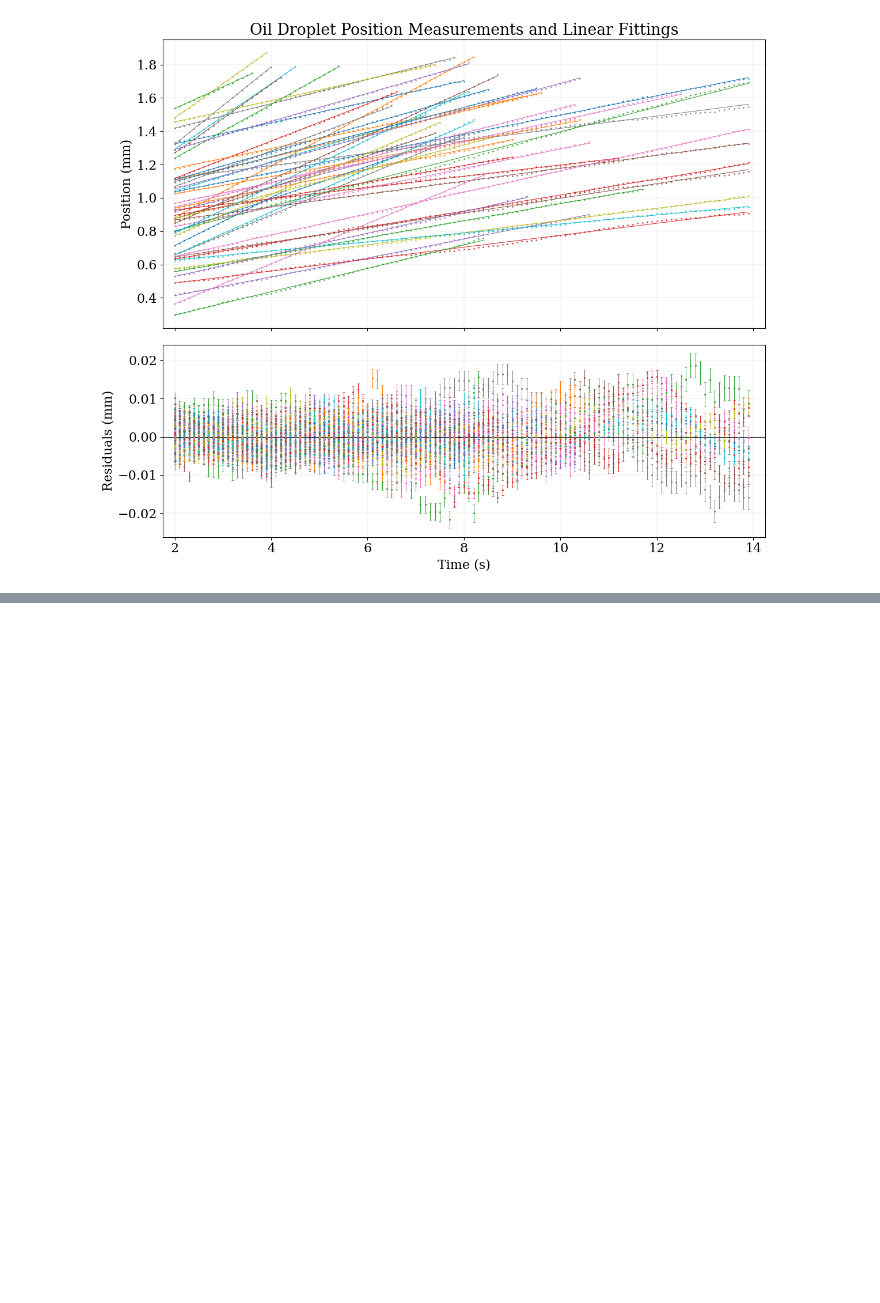
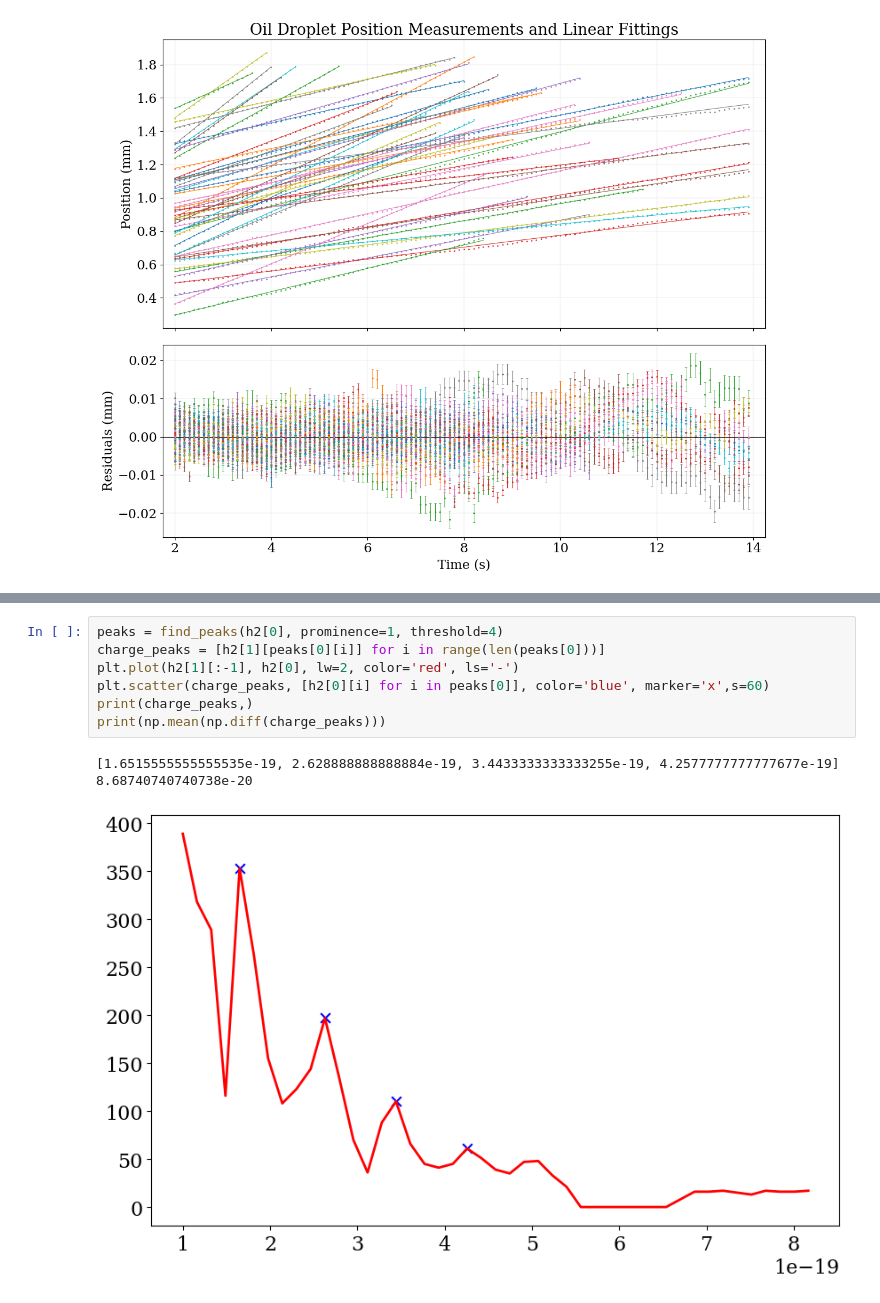
Before and after one commit to luke-wriglesworth/millikan, a Jupyter notebook: milikan.ipynb, the cells around one changed output, grey strips where cells are left out. Cells and saved outputs as stored; diff of their text form; blank space fills up the shorter version.

```diff
--- a/milikan.ipynb
+++ b/milikan.ipynb
@@ -191,0 +238,11 @@ print(bin_edges)
+# %%
+peaks = find_peaks(h2[0], prominence=1, threshold=4)
+charge_peaks = [h2[1][peaks[0][i]] for i in range(len(peaks[0]))]
+plt.plot(h2[1][:-1], h2[0], lw=2, color='red', ls='-')
+plt.scatter(charge_peaks, [h2[0][i] for i in peaks[0]], color='blue', marker='x',s=60)
+print(charge_peaks,)
+print(np.mean(np.diff(charge_peaks)))
+# %% [output]
+[1.6515555555555535e-19, 2.628888888888884e-19, 3.4433333333333255e-19, 4.2577777777777677e-19]
+8.68740740740738e-20
+[figure, added]
```
Also changed, not shown: parts of 4 cells of this notebook.
